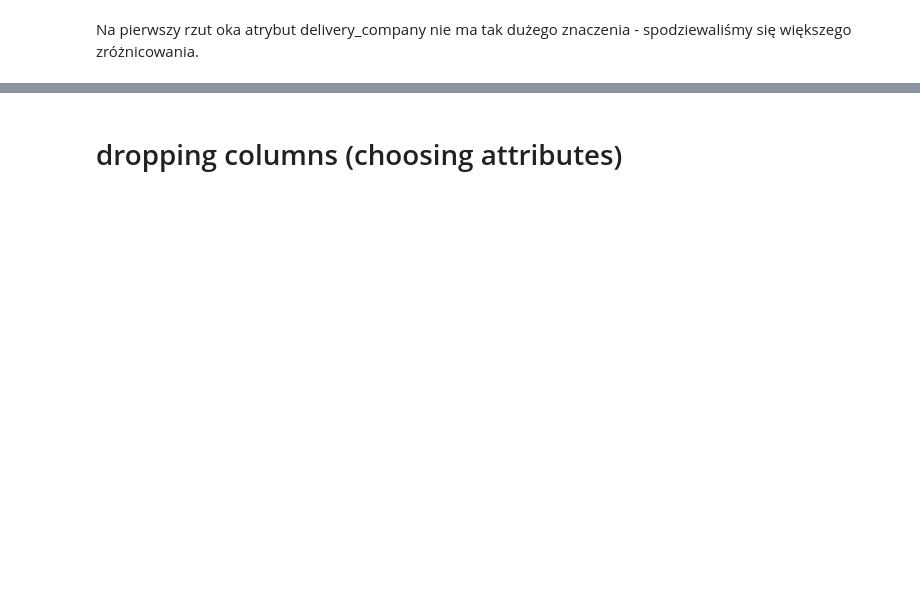
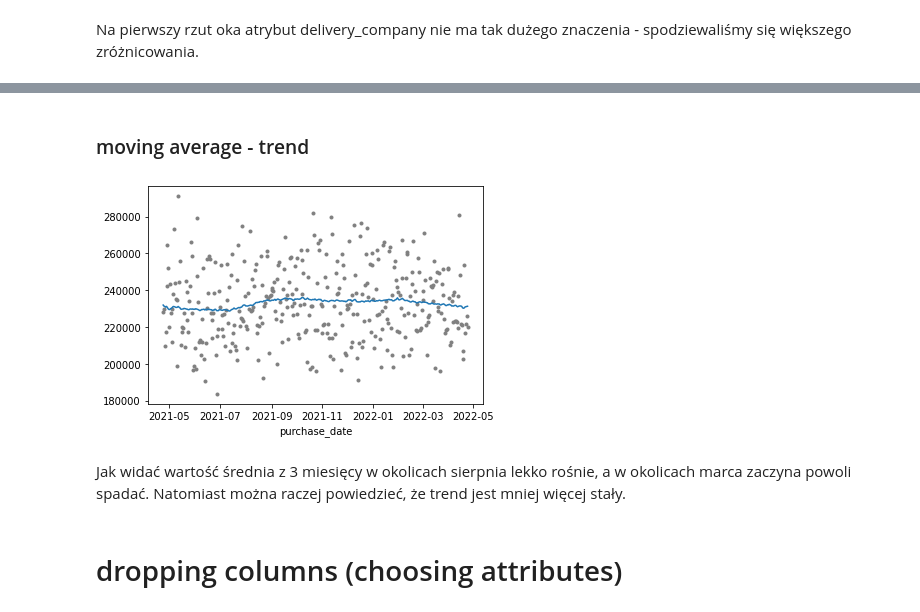
Before and after one commit to milosz-l/delivery-time, a Jupyter notebook: data_analysis.ipynb, the cells around one changed output, grey strips where cells are left out. Drawn from its saved outputs; the diff is of its cells as text; code cells hidden in the pictures; blank space fills up the shorter version.

Commit message:
added moving average

```diff
--- a/data_analysis.ipynb
+++ b/data_analysis.ipynb
@@ -334,0 +337,9 @@ if MAKE_PLOTS and MAKE_PAIRPLOT:
+# %%
+time_series_df = df.copy()
+time_series_df['purchase_date'] = time_series_df['purchase_timestamp'].dt.date
+time_series_df = time_series_df.groupby(['purchase_date']).mean()
+# time_series_df = time_series_df.reset_index()
+# time_series_df['purchase_date'].nunique()
+print(time_series_df.index.nunique())
+display(time_series_df.head())
+display(time_series_df.tail())
@@ -335,3 +362,21 @@ if MAKE_PLOTS and MAKE_PAIRPLOT:
+# %% [markdown]
+### moving average - trend
+# %%
+if MAKE_PLOTS:
+    moving_average = time_series_df['time_diff'].rolling(
+        window=90,
+        center=True,
+        min_periods=45
+    ).mean()
+
+    fig, ax = plt.subplots()
+    ax.scatter(time_series_df.index, time_series_df['time_diff'], marker='.', color='0.5')
+    moving_average.plot(ax=ax)
+    plt.show()
+# %% [output]
+[figure, added]
+# %% [markdown]
+Jak widać wartość średnia z 3 miesięcy w okolicach sierpnia lekko rośnie, a w okolicach marca zaczyna powoli spadać. Natomiast można raczej powiedzieć, że trend jest mniej więcej stały.
 # %% [markdown]
 # dropping columns (choosing attributes)
 # %%
```
Also changed, not shown: parts of 9 cells of this notebook.
